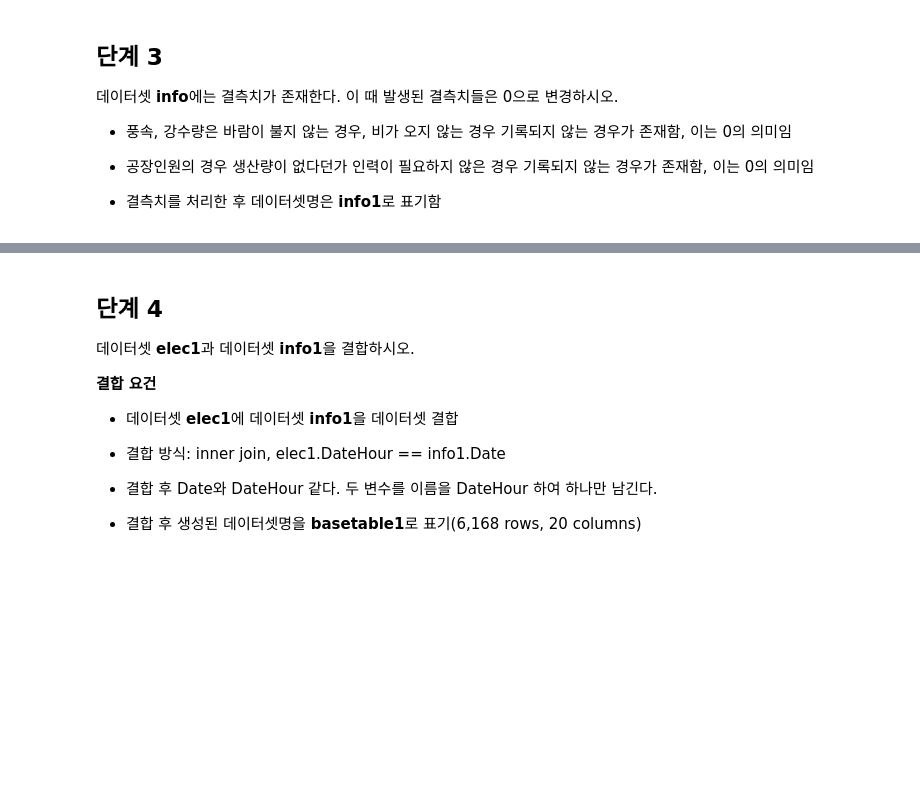
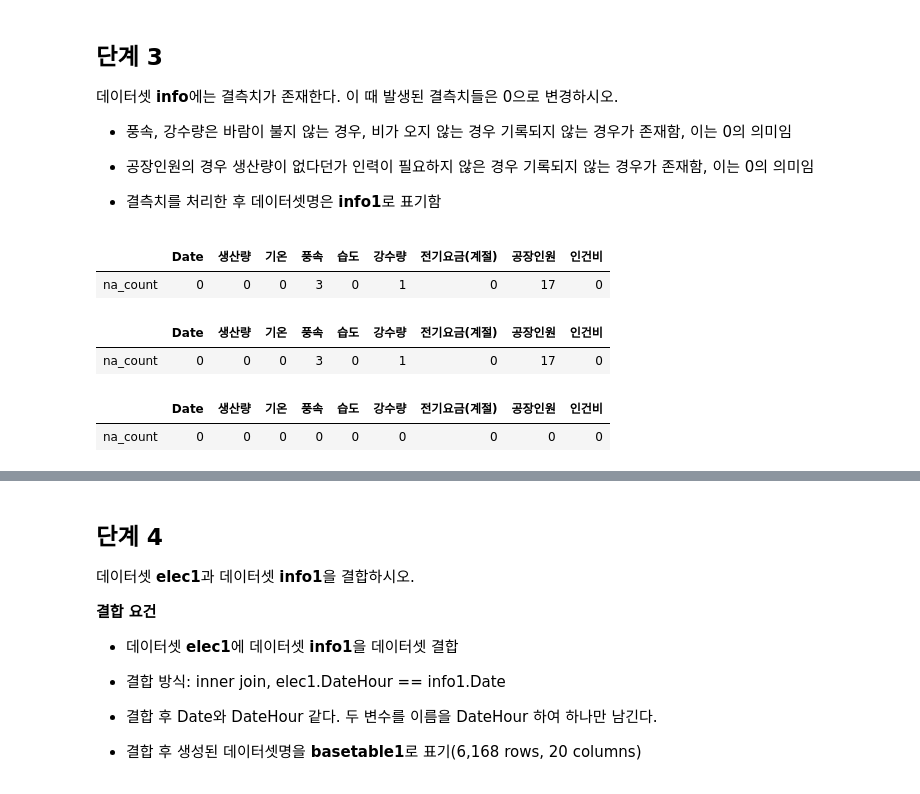
Before and after one commit to sunkusun9/DS_lv3_2511_2, a Jupyter notebook: sec_ds_lv3_prob3_prob.ipynb, the cells around one changed output, grey strips where cells are left out. Drawn from its saved outputs; the diff is of its cells as text; code cells hidden in the pictures; blank space fills up the shorter version.

```diff
--- a/sec_ds_lv3_prob3_prob.ipynb
+++ b/sec_ds_lv3_prob3_prob.ipynb
@@ -303,3 +311,21 @@ df_elec1.head()
 - 공장인원의 경우 생산량이 없다던가 인력이 필요하지 않은 경우 기록되지 않는 경우가 존재함, 이는 0의 의미임
 
 - 결측치를 처리한 후 데이터셋명은 **info1**로 표기함
+# %%
+display(
+    df_info.isna().sum().rename('na_count').to_frame().T
+)
+df_info1 = df_info.fillna(0)
+display(
+    df_info.isna().sum().rename('na_count').to_frame().T
+)
+display(
+    df_info1.isna().sum().rename('na_count').to_frame().T
+)
+# %% [output]
+|  | Date | 생산량 | 기온 | 풍속 | 습도 | 강수량 | 전기요금(계절) | 공장인원 | 인건비 |
+| na_count | 0 | 0 | 0 | 3 | 0 | 1 | 0 | 17 | 0 |
+|  | Date | 생산량 | 기온 | 풍속 | 습도 | 강수량 | 전기요금(계절) | 공장인원 | 인건비 |
+| na_count | 0 | 0 | 0 | 3 | 0 | 1 | 0 | 17 | 0 |
+|  | Date | 생산량 | 기온 | 풍속 | 습도 | 강수량 | 전기요금(계절) | 공장인원 | 인건비 |
+| na_count | 0 | 0 | 0 | 0 | 0 | 0 | 0 | 0 | 0 |
```
Also changed, not shown: parts of 18 cells of this notebook.
